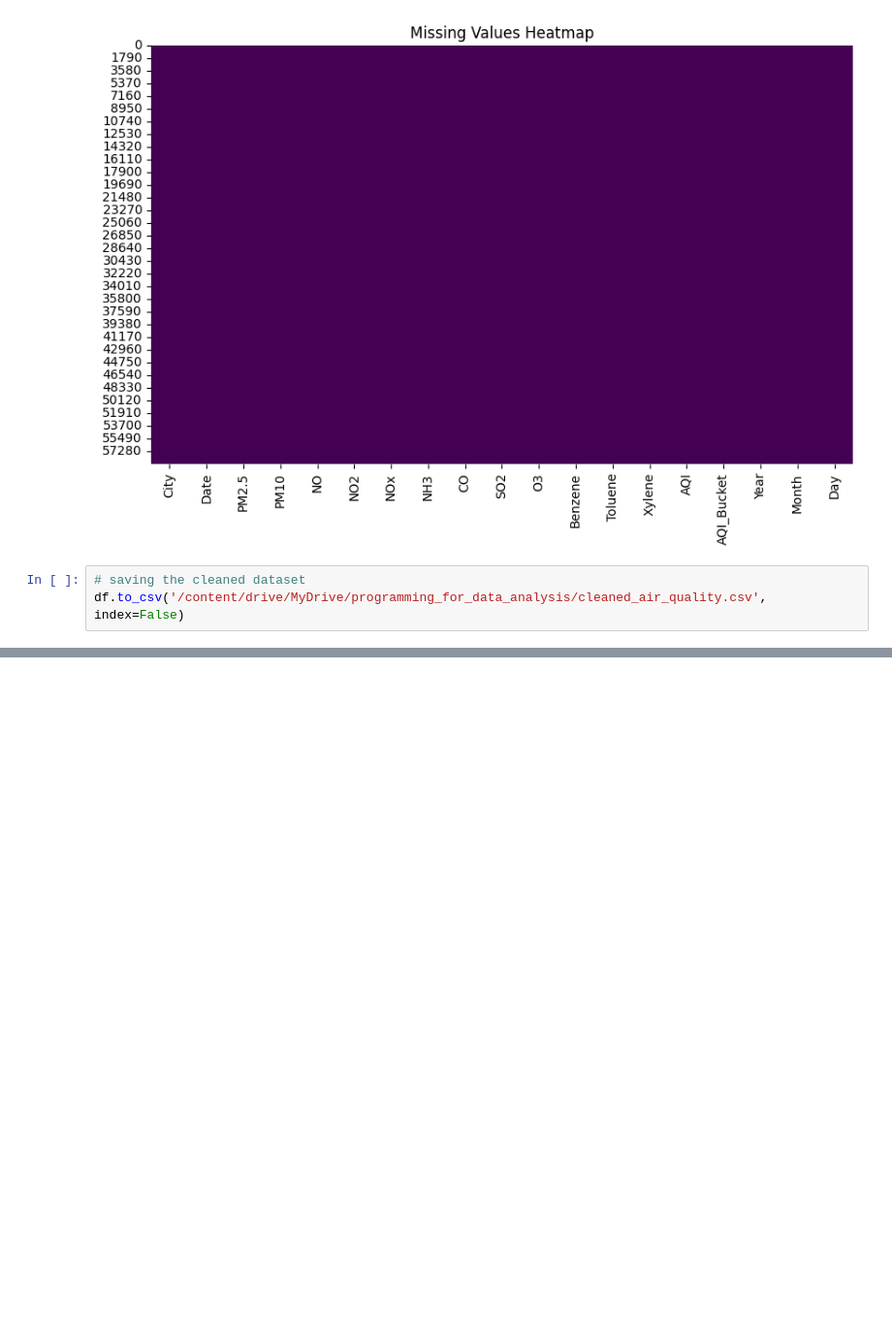
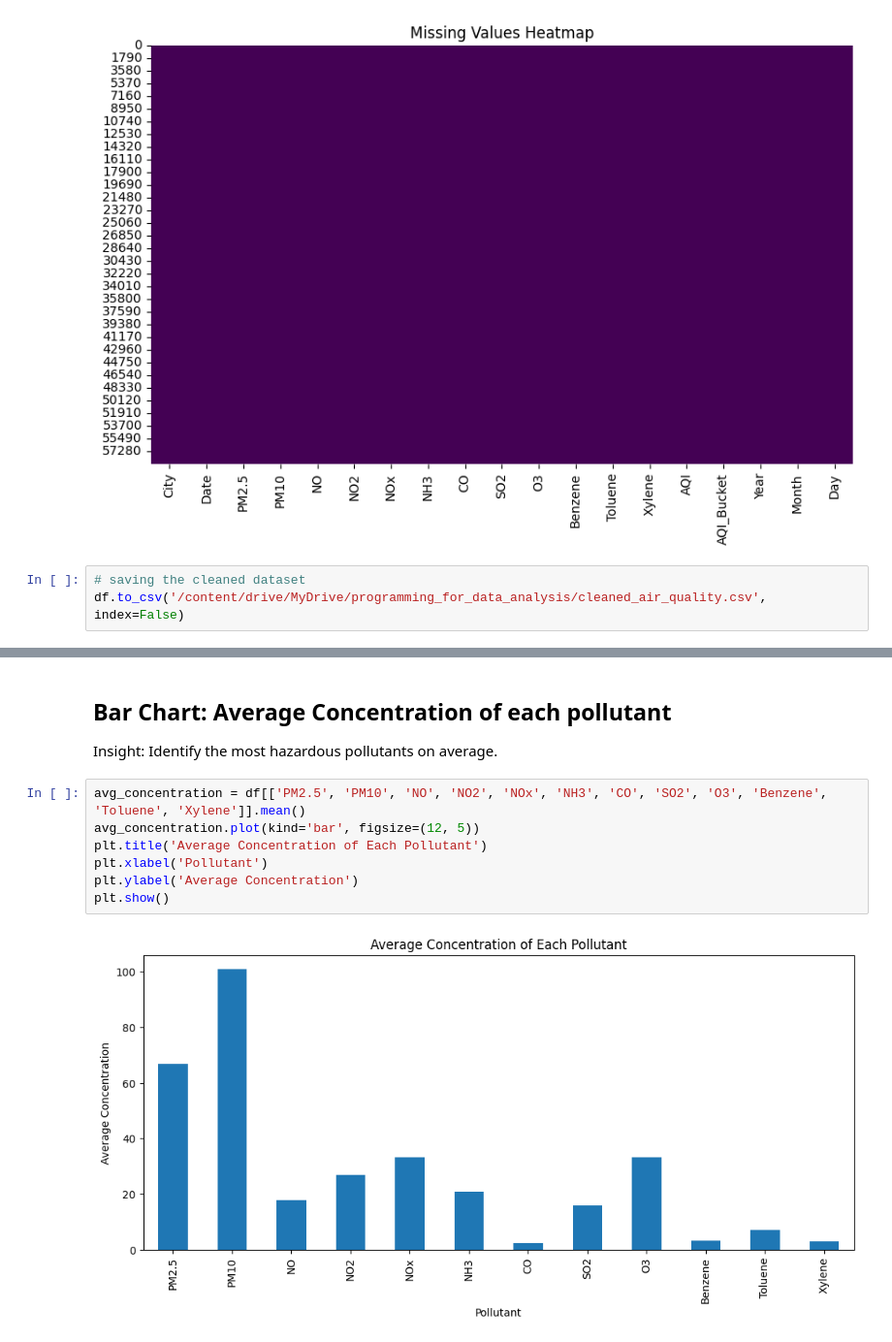
Before and after one commit to dongpradip/AirQuality_project, a Jupyter notebook: AirQualityProject.ipynb, the cells around one changed output, grey strips where cells are left out. Shown at 97% size. Cells and saved outputs as stored; diff of their text form; blank space fills up the shorter version.

```diff
--- a/AirQualityProject.ipynb
+++ b/AirQualityProject.ipynb
@@ -381,0 +414,12 @@ df.to_csv('/content/drive/MyDrive/programming_for_data_analysis/cleaned_air_qual
+# %% [markdown]
+## Bar Chart: Average Concentration of each pollutant
+Insight: Identify the most hazardous pollutants on average.
+# %%
+avg_concentration = df[['PM2.5', 'PM10', 'NO', 'NO2', 'NOx', 'NH3', 'CO', 'SO2', 'O3', 'Benzene', 'Toluene', 'Xylene']].mean()
+avg_concentration.plot(kind='bar', figsize=(12, 5))
+plt.title('Average Concentration of Each Pollutant')
+plt.xlabel('Pollutant')
+plt.ylabel('Average Concentration')
+plt.show()
+# %% [output]
+[figure, added]
```
Also changed, not shown: parts of 14 cells of this notebook.
